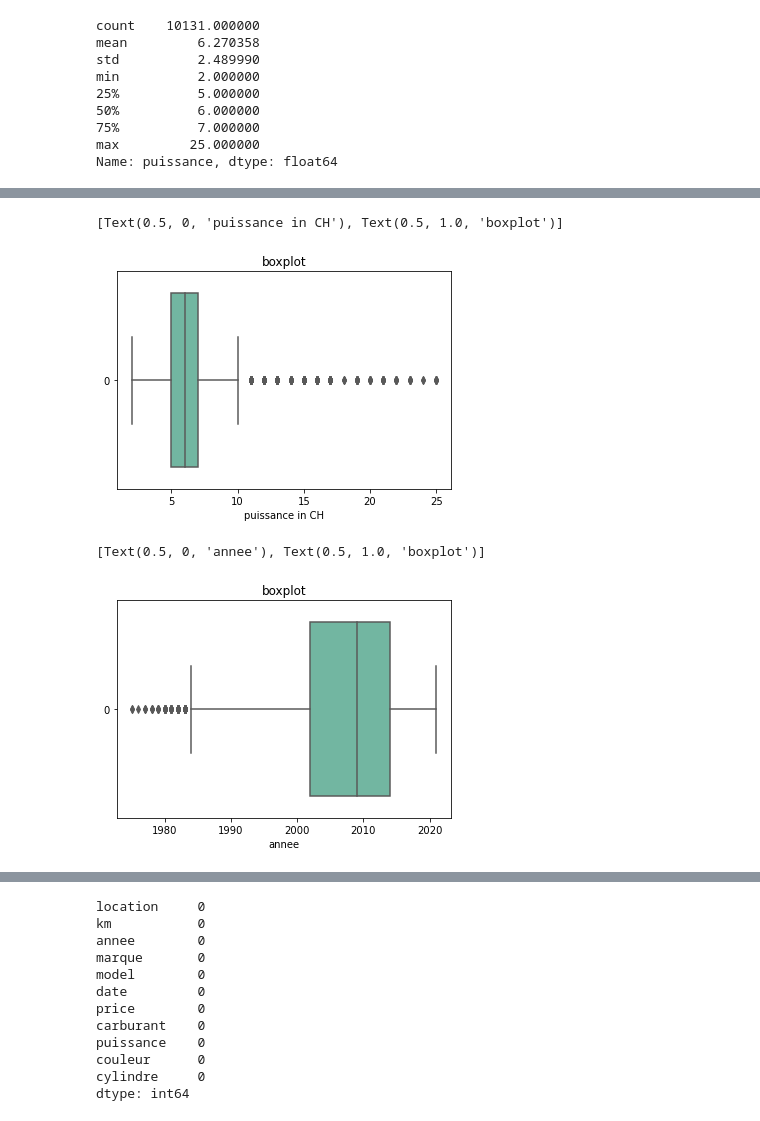
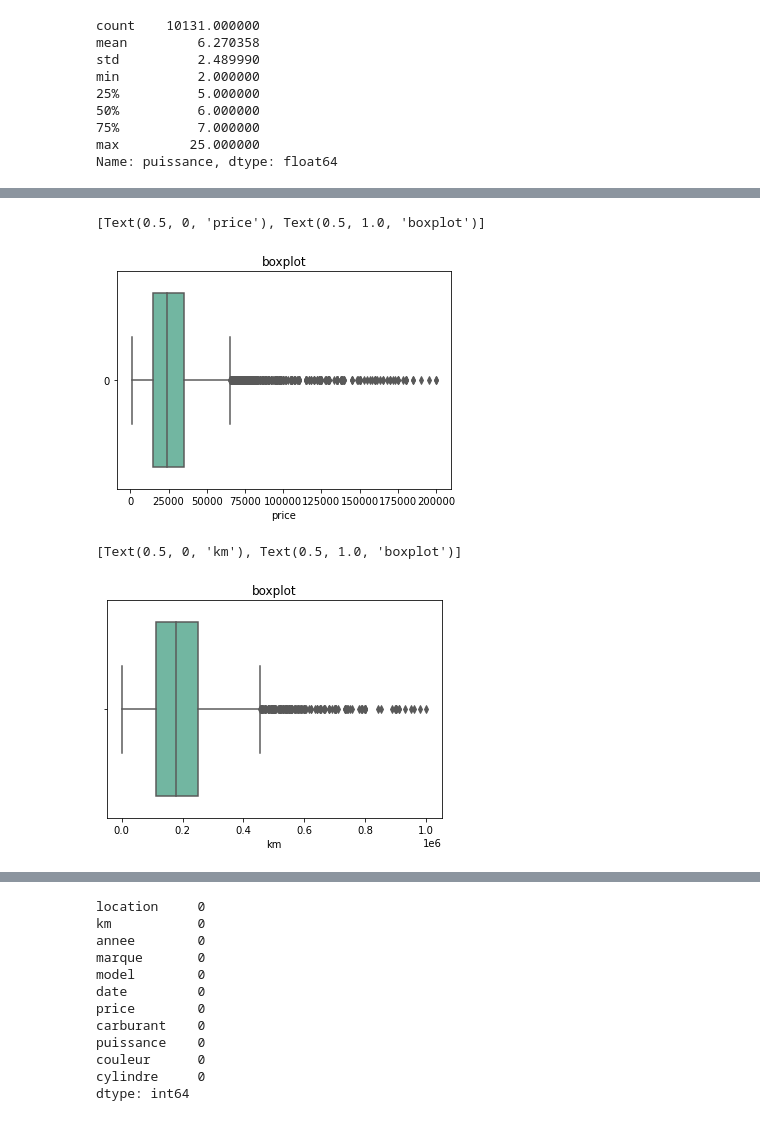
Before and after one commit to Omarbl/GoMyCode, a Jupyter notebook: Projet_Tayara.ipynb, the cells around one changed output, grey strips where cells are left out. Drawn from its saved outputs; the diff is of its cells as text; code cells hidden in the pictures.

```diff
--- a/Projet_Tayara.ipynb
+++ b/Projet_Tayara.ipynb
@@ -43,7 +45,9 @@ def price_rec(pr):
     if len(ch)<3:
         pr = pr*1000
     if len(ch)==3:
-        pr = 100*pr
+        pr = math.nan
+    if (len(np.unique(list(ch)))==1):
+        pr = math.nan
     return pr
 # %%
 def annee_rec(an):
@@ -61,7 +65,9 @@ def km_rec(km):
     ch =''
     km = round(abs(km))
     ch = str(km)
-    if len(ch)>=7:
+    if (len(np.unique(list(str(km))))==1):
+        return math.nan
+    elif len(ch)>=7:
         res = int(ch[:6])
         return res
     elif ((len(ch)>=4) & (len(ch)<=6)):
@@ -315,7 +249,11 @@ data = data.drop(data[data['annee']=='BMW'].index,axis=0)
 # %%
 # Handle horse power data
-#data.puissance.convert_dtypes(convert_integer=True)
+
 data.puissance=pd.to_numeric(data.puissance,errors='coerce')
 data.dropna(axis=0, how='any', thresh=None, subset=['puissance'], inplace=True)
 data.puissance=data['puissance'].map(puissance_rec,na_action='ignore')
 data.dropna(axis=0, how='any', thresh=None, subset=['puissance'], inplace=True)
+data['puissance']=data['puissance'].astype(int)
+# plot horse power data
+ax = sb.boxplot(data=data['puissance'],orient='h',palette='Set2')
+ax.set(xlabel='puissance in CH',title='boxplot')
@@ -334,6 +286,10 @@ Name: puissance, dtype: float64
 # %%
-ax = sb.boxplot(data=data['puissance'],orient='h',palette='Set2')
-ax.set(xlabel='puissance in CH',title='boxplot')
+# Handle price
+data.price=data['price'].map(price_rec)
+data.dropna(axis=0, how='any', thresh=None, subset=['price'], inplace=True)
+
+ax = sb.boxplot(data=data['price'],orient='h',palette='Set2')
+ax.set(xlabel='price',title='boxplot')
 # %% [output]
-[Text(0.5, 0, 'puissance in CH'), Text(0.5, 1.0, 'boxplot')]
+[Text(0.5, 0, 'price'), Text(0.5, 1.0, 'boxplot')]
-[figure, old version]
+[figure, new version]
@@ -342,10 +296,9 @@ data['annee']=data['annee'].astype(int)
 # %%
-# Handle year data
-data['annee']=data['annee'].map(annee_rec,na_action='ignore')
-data.fillna(round(data['annee'].mean()), inplace=True)
-
-ax = sb.boxplot(data=data['annee'],orient='h',palette='Set2')
-ax.set(xlabel='annee',title='boxplot')
+# Handle km
+data['km']=data['km'].map(km_rec,na_action='ignore')
+data.dropna(axis=0, how='any', thresh=None, subset=['km'], inplace=True)
+ax = sb.boxplot(data['km'],palette='Set2')
+ax.set(xlabel='km',title='boxplot')
 # %% [output]
-[Text(0.5, 0, 'annee'), Text(0.5, 1.0, 'boxplot')]
+[Text(0.5, 0, 'km'), Text(0.5, 1.0, 'boxplot')]
-[figure, old version]
+[figure, new version]
```
Also changed, not shown: parts of 62 cells of this notebook.
